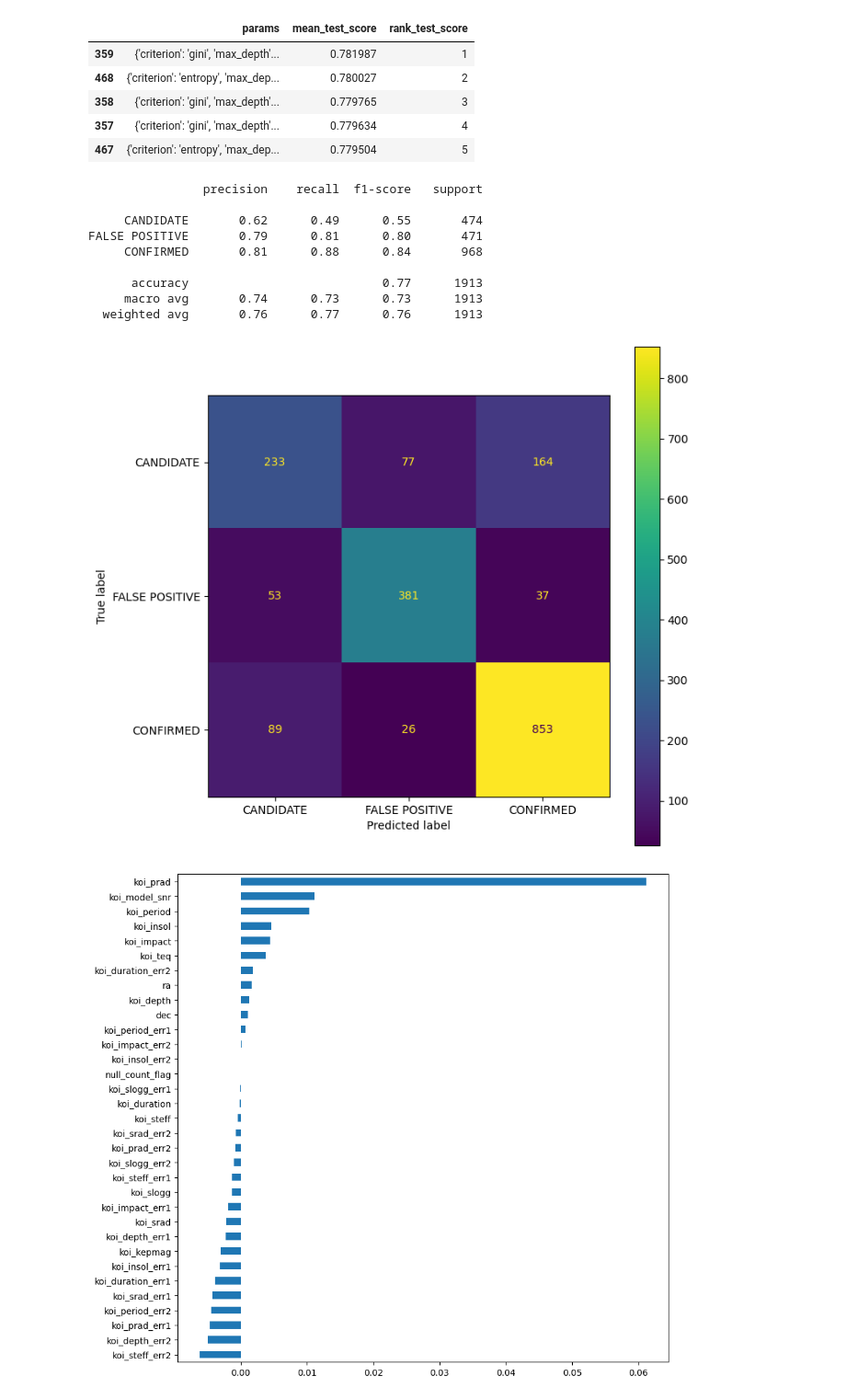
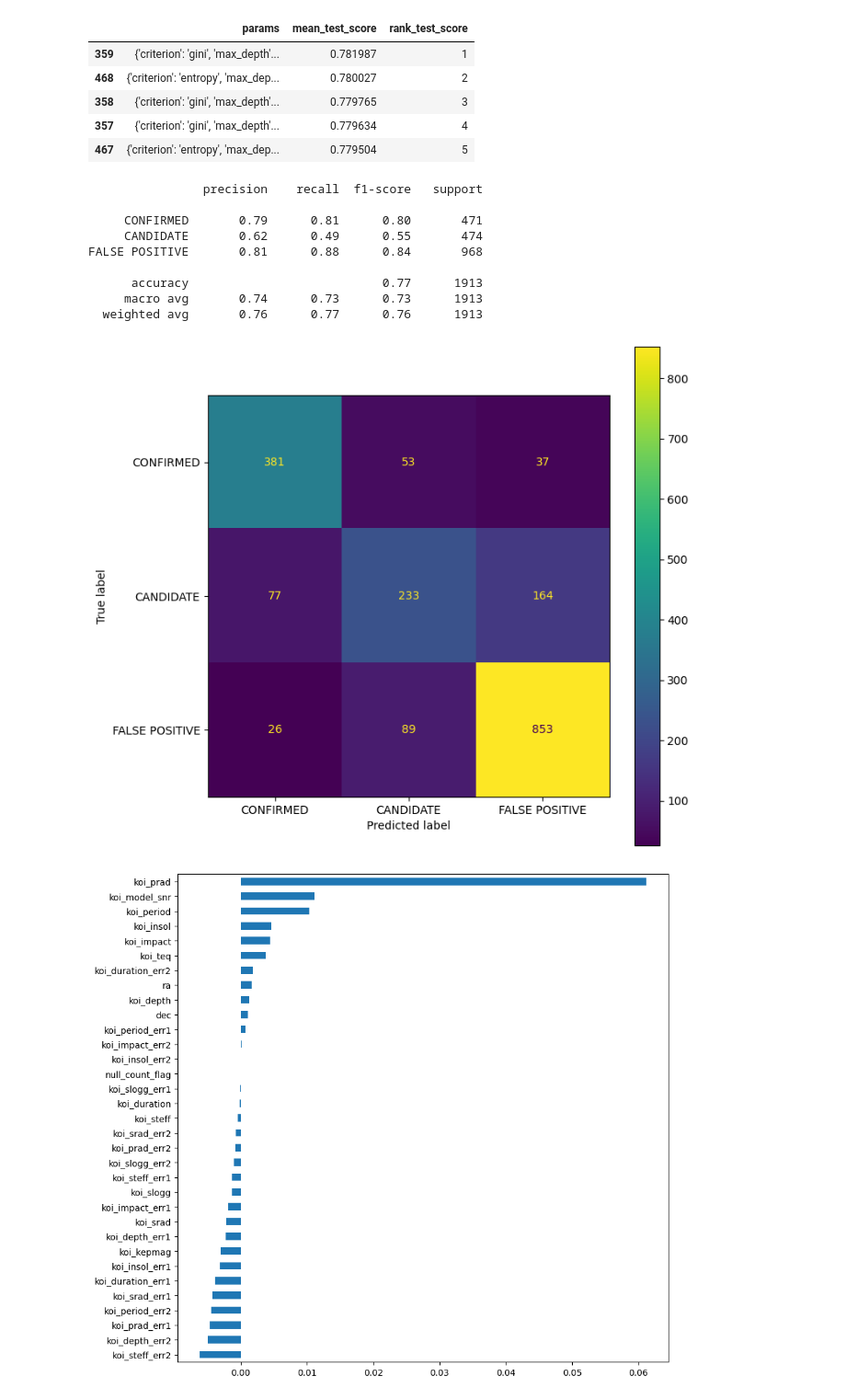
Before and after one commit to Monto-bot/APA-Practica, a Jupyter notebook: Modeling.ipynb, the cells around one changed output. Shown at 92% size. Drawn from its saved outputs; the diff is of its cells as text; code cells hidden in the pictures.

```diff
--- a/Modeling.ipynb
+++ b/Modeling.ipynb
@@ -39,8 +42,8 @@ results_df = pd.DataFrame()
 # %%
 X_train = pd.read_csv('X_train_preprocessed.csv')
 X_test = pd.read_csv('X_test_preprocessed.csv')
-Y_train = pd.read_csv('Y_train.csv')
-Y_test = pd.read_csv('Y_test.csv')
+Y_train = pd.read_csv('Y_train.csv')['koi_disposition'].map(label_map)
+Y_test = pd.read_csv('Y_test.csv')['koi_disposition'].map(label_map)
 
 print("✓ Datos cargados para modelado")
 print(f"  - X_train: {X_train.shape}")
@@ -250,23 +253,23 @@ show_html(pd.DataFrame(grf.cv_results_).loc[:,['params', 'mean_test_score','rank
 | 357 | {'criterion': 'gini', 'max_depth'... | 0.779634 | 4 |
 | 467 | {'criterion': 'entropy', 'max_dep... | 0.779504 | 5 |
 # %%
-print(classification_report(Y_test, grf.predict(X_test), target_names = [str(x) for x in Y_test['koi_disposition'].unique()]))
+print(classification_report(Y_test, grf.predict(X_test), target_names = label_names))
 results_df = save_results(grf, X_test, Y_test, 'Random Forest', results_df)
 # %% [output]
                 precision    recall  f1-score   support
 
+     CONFIRMED       0.79      0.81      0.80       471
      CANDIDATE       0.62      0.49      0.55       474
-FALSE POSITIVE       0.79      0.81      0.80       471
-     CONFIRMED       0.81      0.88      0.84       968
+FALSE POSITIVE       0.81      0.88      0.84       968
 
       accuracy                           0.77      1913
      macro avg       0.74      0.73      0.73      1913
   weighted avg       0.76      0.77      0.76      1913
 # %%
 plt.figure(figsize = (8, 8));
-ConfusionMatrixDisplay.from_estimator(grf, X_test, Y_test, display_labels = [str(x) for x in Y_test['koi_disposition'].unique()], ax = plt.subplot());
+ConfusionMatrixDisplay.from_estimator(grf, X_test, Y_test, display_labels = label_names, ax = plt.subplot());
 # %% [output]
-[figure, old version]
+[figure, new version]
 # %%
 pi = permutation_importance(grf, X_test, Y_test, n_jobs = -1, random_state = 42)
 var_imp = pd.DataFrame({'importance': pi.importances_mean}, index = X_train.columns)
```
Also changed, not shown: parts of 21 cells of this notebook.
